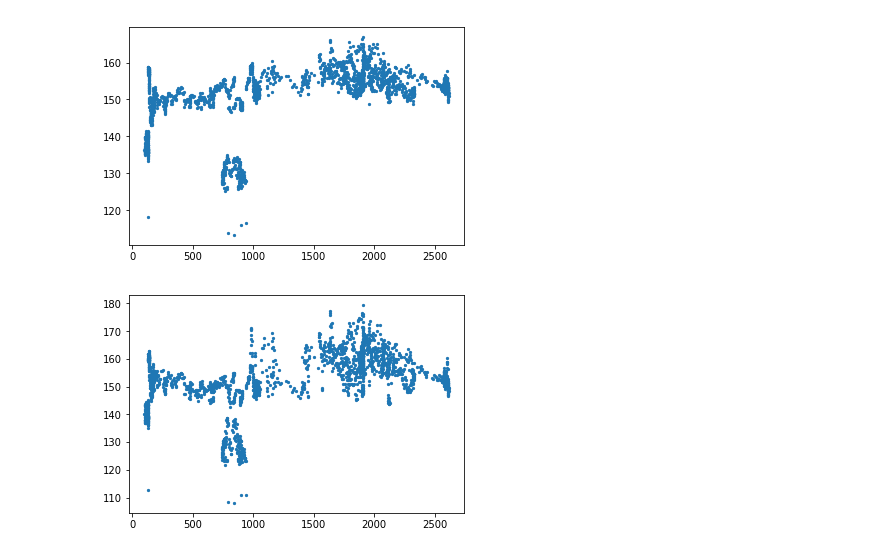
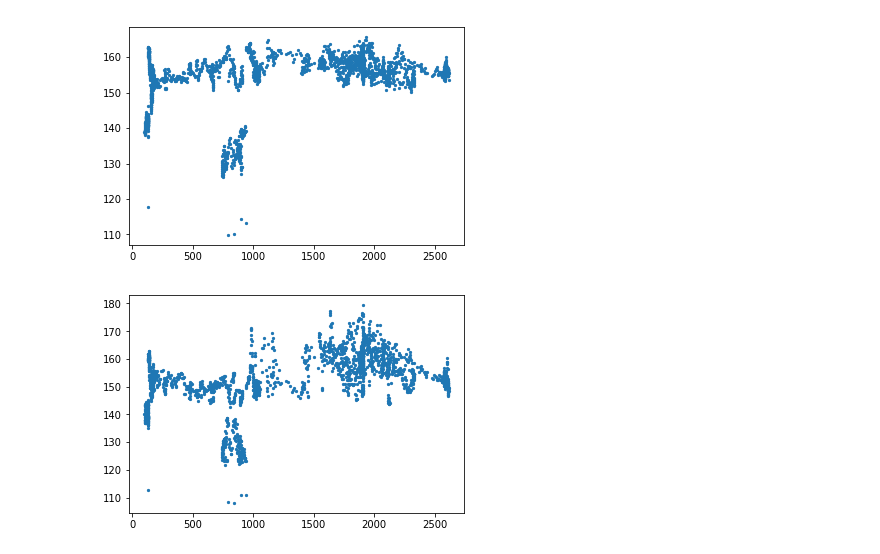
Before and after one commit to efreneau/Machine-Learning-On-Seismic-Streamer-Data, a Jupyter notebook: Power Plot.ipynb, the cells around one changed output. Saved outputs shown, nothing was run; the diff lists cells and outputs as text; code cells hidden in the pictures.

```diff
--- a/Power Plot.ipynb
+++ b/Power Plot.ipynb
@@ -7,14 +7,15 @@ import os
 from os import walk
 import scipy.io as sio
 
-folder = r'C:\Users\zomege\Documents\Machine Learning\Matlab\Training_Data_(Line_06)\\'
+#folder = r'C:\Users\zomege\Documents\Machine Learning\Matlab\Training_Data_(Line_06)\\'
 # %%
 #Header of csv
 #Date[0],Time[1],Depth of Airgun(m)[2],Depth of Reciever(m)[3],X Airgun[4],Y Airgun[5],Z Airgun[6],X_R1[7],Y_R1[8],Z_R1[9],SEL[10],RMS[11]
 #Python array
 #Depth of Airgun(m)[0],Depth of Reciever(m)[1],Range(m)[2],SEL[3],RMS[4]
 #shape of data: ()
-saveLoc = r'C:\Users\zomege\Documents\Machine Learning\data.mat'
+#saveLoc = r'C:\Users\zomege\Documents\Machine Learning\data.mat'
+saveLoc = r'/home/zomege/Desktop/machinelearninguw-master/data.mat'
 if(not(os.path.isfile(saveLoc))):
     files = os.listdir(folder)
     length = len(files)
@@ -23,6 +24,7 @@ if(not(os.path.isfile(saveLoc))):
     for filename in files:
         e = 0#hydrophone index
         dirname = folder+filename
+        #print(dirname)
         if filename.endswith(".csv"):
             with open(dirname) as csvFile:
                 csvReader = csv.reader(csvFile)
@@ -39,14 +41,14 @@ else:
 # %%
 #SEL Plot
 # gun depth data[:][200][0]
 # SEL data[:][200][3]
-xs = data[:,200,0]
-ys = data[:,200,3]
+xs = data[:,300,0]
+ys = data[:,300,3]
 
 p.scatter(xs,ys,s=5)
 p.show()
 # %% [output]
-[figure, old version]
+[figure, new version]
 # %%
 #RMS Plot
 xr = data[:,200,0]
```
Also changed, not shown: parts of 3 cells of this notebook.
